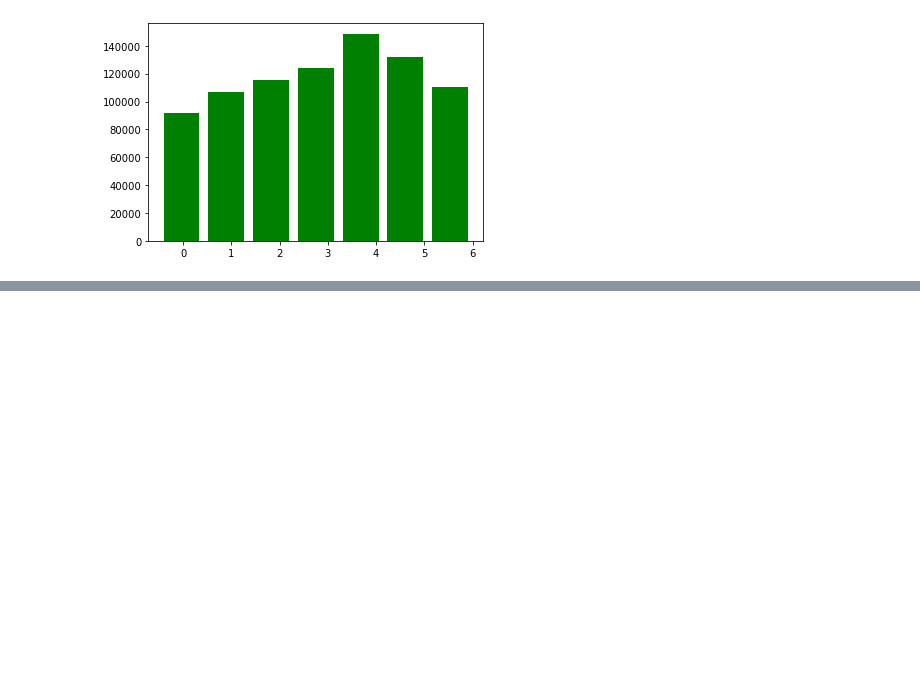
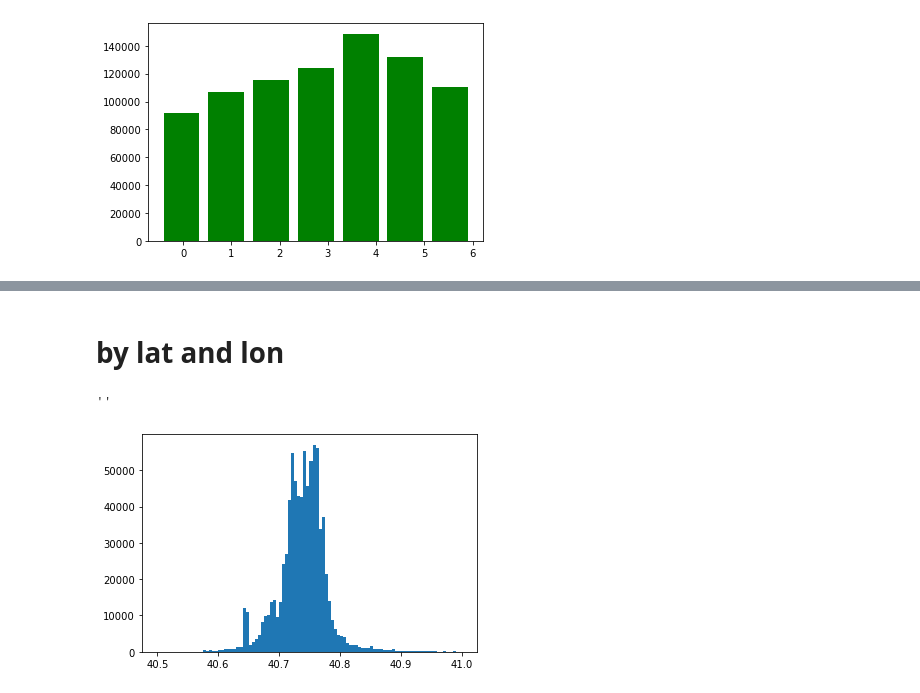
Before and after one commit to ShivamSainier/Uber-Data-Analysis, a Jupyter notebook: uber_data_analysis.ipynb, the cells around one changed output, grey strips where cells are left out. Drawn from its saved outputs; the diff is of its cells as text; code cells hidden in the pictures; blank space fills up the shorter version.

```diff
--- a/uber_data_analysis.ipynb
+++ b/uber_data_analysis.ipynb
@@ -152,0 +162,8 @@ plt.hist(data.week,bins=7,range=(-.5,6),rwidth=0.8,color='green')
+# %% [markdown]
+# by lat and lon
+# %%
+plt.hist(data['Lat'],bins=100,range=(40.5,41))
+;
+# %% [output]
+''
+[figure, added]
```
Also changed, not shown: parts of 3 cells of this notebook.
